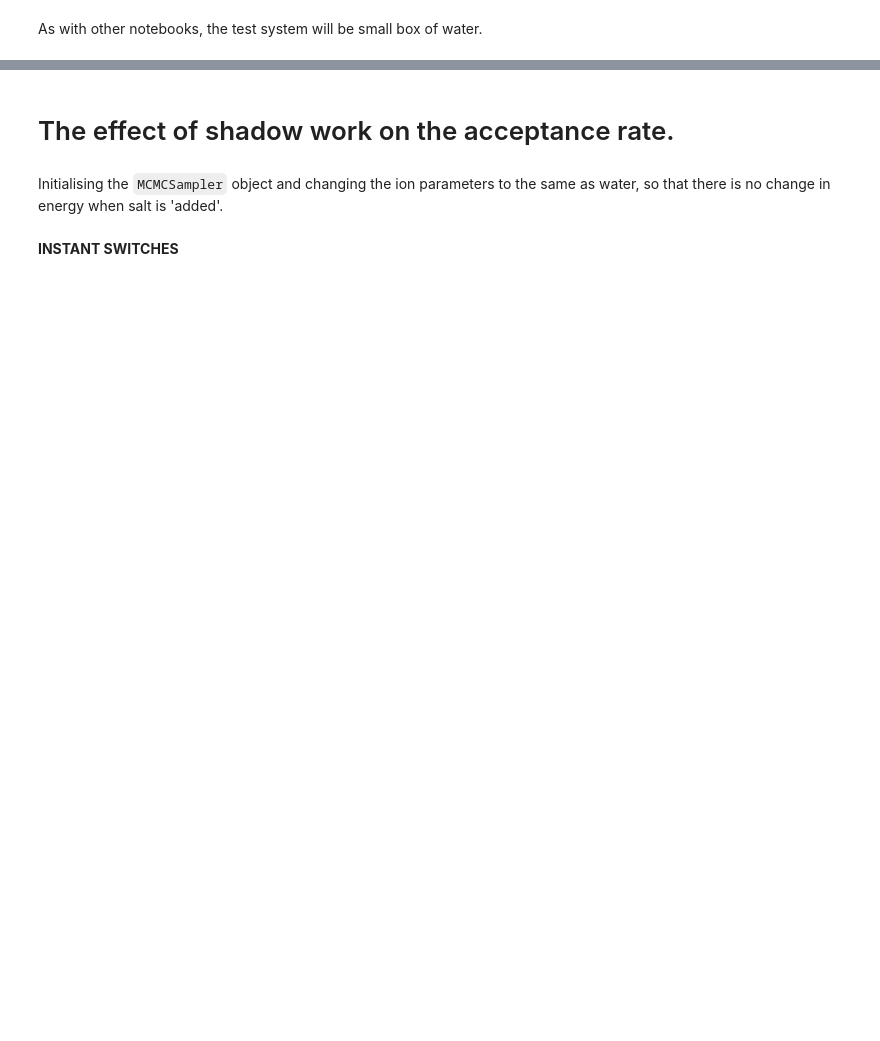
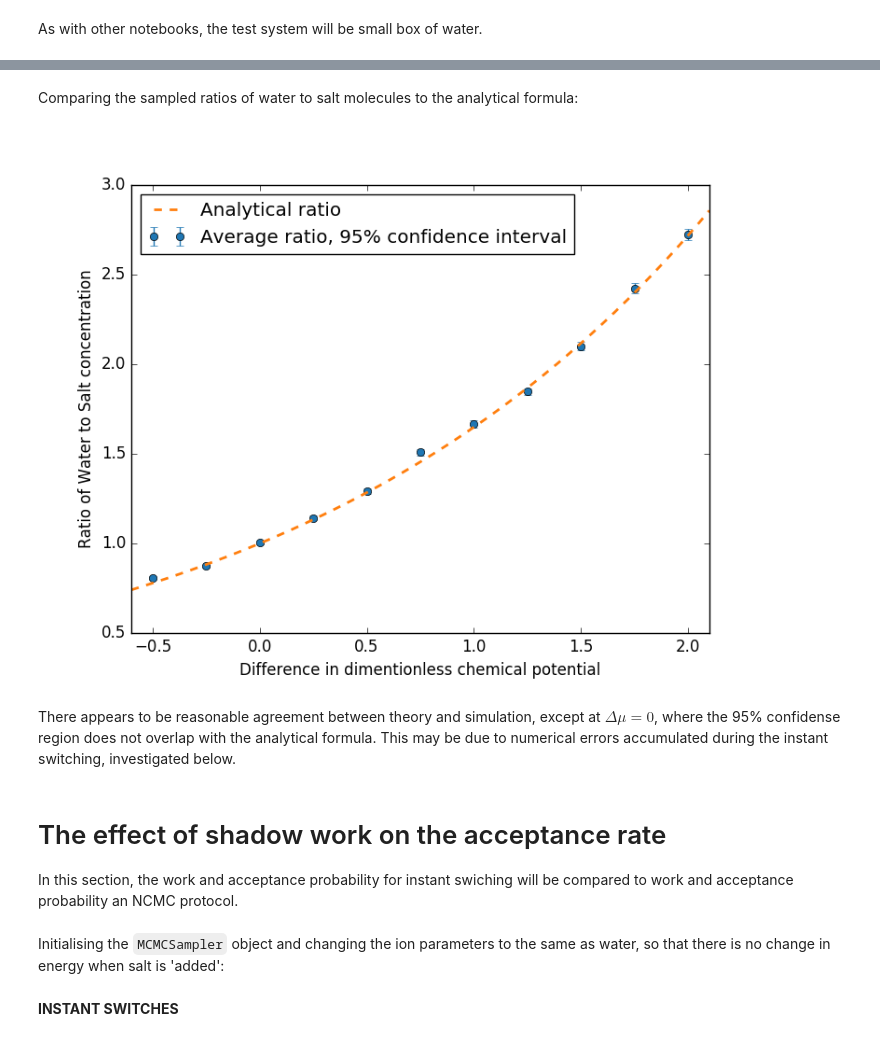
Before and after one commit to choderalab/saltswap, a Jupyter notebook: IdealMixing/IdealMixing.ipynb, the cells around one changed output, grey strips where cells are left out. Cells and saved outputs as stored; diff of their text form; code cells hidden in the pictures; blank space fills up the shorter version.

Commit message:
Finished analysis on analytical test system

```diff
--- a/IdealMixing/IdealMixing.ipynb
+++ b/IdealMixing/IdealMixing.ipynb
@@ -40,7 +56,60 @@ for i in range(len(tableau4)):
+# %%
+mus = [-0.5, -0.25, 0, 0.25, 0.5, 0.75, 1.0, 1.25, 1.5, 1.75, 2] # The chemical potentials
+
+r = np.zeros(len(mus))      # mean ratio of water to salt
+rstd = np.zeros(len(mus))   # standard deviation of water to salt
+w = np.zeros(len(mus))      # mean number of waters
+s = np.zeros(len(mus))      # mean number of salt pairs
+
+Nsamps=500         # The mean number of samples per chemical potential
+
+for i in range(len(mus)):
+    dummystate = MCMCSampler(wbox.system,wbox.topology,wbox.positions,delta_chem=mus[i])
+    dummystate.saltswap.cation_parameters = state.saltswap.water_parameters
+    dummystate.saltswap.anion_parameters = state.saltswap.water_parameters
+    Nwats = []
+    Nsalts = []
+    ratio = []
+    for block in range(Nsamps):
+        dummystate.gen_label(saltsteps=20)
+        (nwats,nsalt,junk) = dummystate.saltswap.getIdentityCounts()
+        ratio.append(1.0*nwats/nsalt)
+        Nwats.append(nwats)
+        Nsalts.append(nsalt)
+    w[i] = (np.array(Nwats)/Nmols).mean()
+    s[i] = (np.array(Nsalts)/Nmols).mean()
+    ratio = np.array(ratio)
+    r[i] = ratio[100:].mean()
+    rstd[i] = ratio[100:].std()
+# %% [markdown]
+Comparing the sampled ratios of water to salt molecules to the analytical formula:
+# %%
+mus = np.array(mus)
+delta = 0.1
+xlims = (mus[0]-delta,mus[-1]+delta)
+x = np.linspace(xlims[0],xlims[1])
+
+plt.clf()
+plt.errorbar(mus,r,yerr=2*rstd/np.sqrt(Nsamps),fmt='o',color=tableau4[0])
+plt.plot(x,np.exp(np.array(x)/2), 'r--',linewidth=2,color=tableau4[3])
+#plt.plot(mus,w/s,color=tableau4[1])
+plt.xlim(xlims)
+#plt.ylim((0.75,3))
+plt.xlabel('Difference in dimentionless chemical potential')
+plt.ylabel('Ratio of Water to Salt concentration')
+plt.legend(['Analytical ratio','Average ratio, 95% confidence interval'],loc=2)
+plt.savefig('RatioComparison.png',format='png')
+Image('RatioComparison.png')
+# %% [output]
+[figure, added]
+# %% [markdown]
+There appears to be reasonable agreement between theory and simulation, except at $\Delta \mu =0$, where the 95% confidense region does not overlap with the analytical formula. This may be due to numerical errors accumulated during the instant switching, investigated below.
 # %% [markdown]
-# The effect of shadow work on the acceptance rate.
+# The effect of shadow work on the acceptance rate
+
+In this section, the work and acceptance probability for instant swiching will be compared to work and acceptance probability an NCMC protocol.
 # %% [markdown]
-Initialising the `MCMCSampler` object and changing the ion parameters to the same as water, so that there is no change in energy when salt is 'added'.
+Initialising the `MCMCSampler` object and changing the ion parameters to the same as water, so that there is no change in energy when salt is 'added':
 # %%
 state = MCMCSampler(wbox.system,wbox.topology,wbox.positions)
 state.saltswap.cation_parameters = state.saltswap.water_parameters
```
Also changed, not shown: parts of 18 cells of this notebook.
